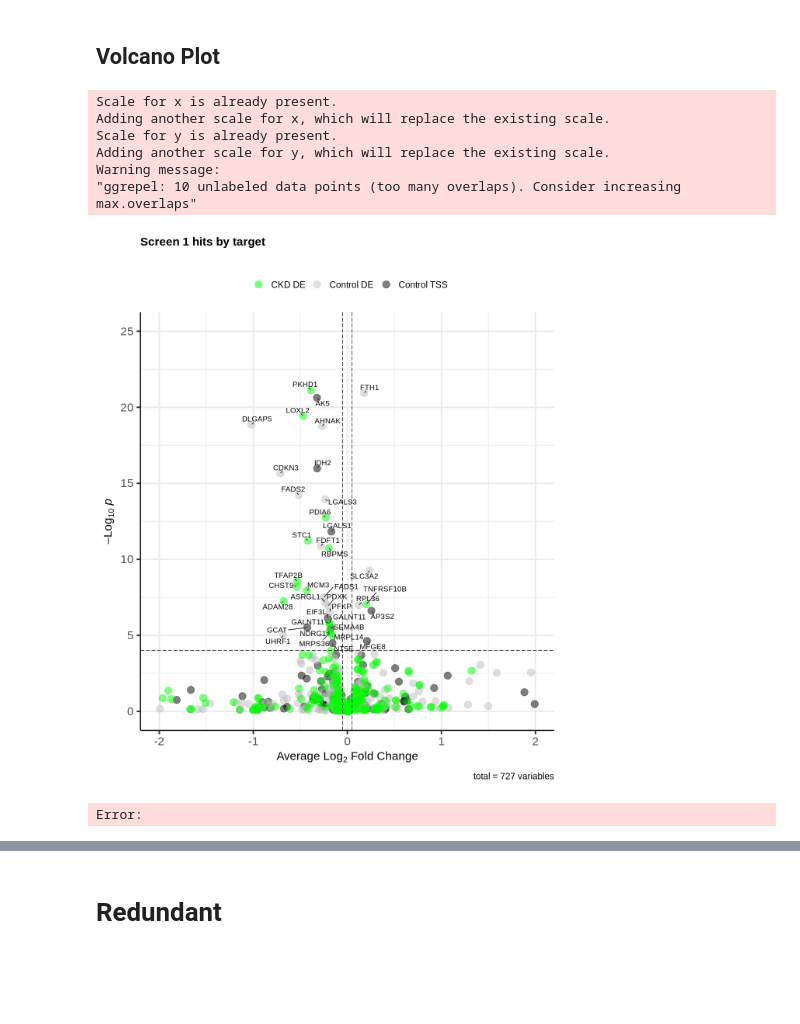
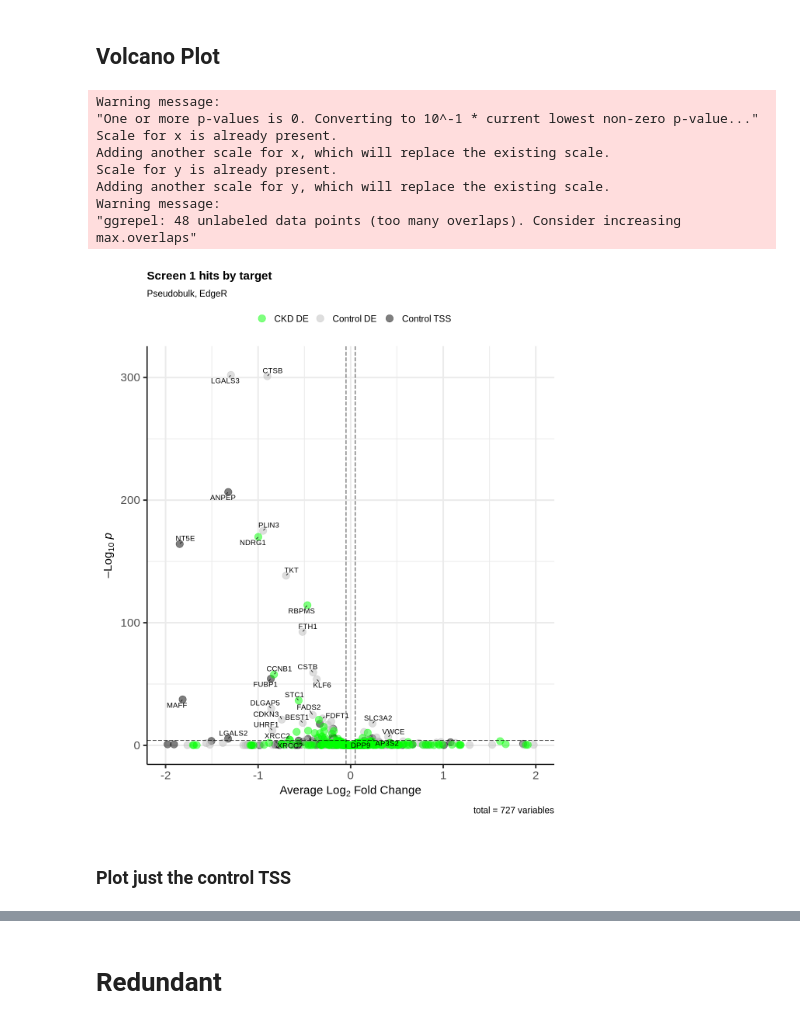
Before and after one commit to ucsf-lgr/ckd-workflow, a Jupyter notebook: secondary/04_DE_by_target_Pseudobulk_Only_Neigbors.ipynb, the cells around one changed output, grey strips where cells are left out. Drawn from its saved outputs; the diff is of its cells as text; code cells hidden in the pictures; blank space fills up the shorter version.

Commit message:
post-pseudobulk

```diff
--- a/secondary/04_DE_by_target_Pseudobulk_Only_Neigbors.ipynb
+++ b/secondary/04_DE_by_target_Pseudobulk_Only_Neigbors.ipynb
@@ -132,7 +132,7 @@ for(i in seq_along(libraries)){
 names(seurat_libs) <- libraries
 # %%
 cat(red("Using 3x threshold"))
-THRESHOLD_MULTIPLIER = 3
+THRESHOLD_MULTIPLIER = 1
 
 perturbed_cells_by_guide = list()
 
@@ -274,5 +276,5 @@ rs10224210 7 150716108 152716108
 # %%
-#list.save(neighbors_list, "/home/vsevim/prj/1012-ckd/S1/scripts/library_csv/neighbors_list.rds")
+neighbors_list = list.load("/home/vsevim/prj/1012-ckd/S1/scripts/library_csv/neighbors_list.rds")
 # %% [markdown]
 ### Q
 # %% [markdown]
@@ -444,12 +441,14 @@ The following object is masked from 'package:BiocGenerics':
 df_targets = unique(filter(df_guide, subclass=='ckd_de')[,c('alias','gene','subclass', 'label')])
 df_targets = unique(filter(df_guide, class=='targeting')[,c('alias','gene','subclass', 'label')])
 df_neighbor_de = NULL
+df_cell_counts = NULL
 test_use = "LR" #"MAST"  #"wilcox" "LR"
 guides_to_skip = c()  #c("DE6", "DE15")
 logfc_threshold = 0.01
 
 
 for(i in 1:nrow(df_targets)) {
+    is_de = FALSE
     target          = df_targets[i,'alias']
     target_subclass = df_targets[i, 'subclass']
     label           = df_targets[i, 'label']
@@ -459,6 +458,7 @@ for(i in 1:nrow(df_targets)) {
         ckd_de =
         neighbors = neighbors_list[[target]]
     } else {
+        is_de = TRUE
         neighbors = neighbors_list[[snp_id_or_gene_name]]
     }
 
@@ -468,25 +468,31 @@ for(i in 1:nrow(df_targets)) {
     }
     guides_4_target = get_guides_by_subclass(df_guide, 'alias', target)
     cat(blue(target, target,":"), paste(guides_4_target, collapse=","),"\n")
-    seurat_dummy <- mark_guide_pos_neg(seurat_rna, perturbed_cells_by_guide, guides_4_target, print_counts = T)
+    seurat_dummy <- mark_target_pos_neg(seurat_rna, perturbed_cells_by_guide, guides_4_target, print_counts = T)
     seurat_dummy$perturbation_status = Idents(seurat_dummy)
     #seurat_dummy$psbulk_replicate_id = paste0(seurat_dummy$donor, "_", seurat_dummy$perturbation_status)
     #Idents(seurat_dummy) = seurat_dummy$psbulk_replicate_id
     seurat_dummy$donor = paste0("donor", seurat_dummy$donor)
-    print(table(filter(seurat_dummy@meta.data, perturbation_status == 'guide_positive')$donor) )
+    print(table(filter(seurat_dummy@meta.data, perturbation_status == 'target_positive')$donor) )
 
-    counts <- AggregateExpression(
-        seurat_dummy,
-        assays = 'RNA',
-        slot = "counts",
-        return.seurat = FALSE
-    )
+
     # Use each donor as a replicate
     cluster_list = as.character(seurat_dummy$perturbation_status)
-    cluster_list[cluster_list == "guide_negative"] = 1
-    cluster_list[cluster_list == "guide_positive"] = 0
+    cluster_list[cluster_list == "target_negative"] = 1
+    cluster_list[cluster_list == "target_positive"] = 0
     seurat_dummy$cluster = as.factor(cluster_list)
     y = Seurat2PB(seurat_dummy, sample = "donor", cluster = 'cluster')
+
+    # Add target+/- counts to df_cell_counts
+    if(!is_de) {
+        df_dummy = as.data.frame(y$counts[target,])
+        colnames(df_dummy) = "count"
+        df_dummy$target <- target
+        df_dummy$label = rownames(df_dummy)
+        df_samples = y$samples
+        df_dummy = merge(df_dummy, df_samples, by = 0)
+        df_cell_counts = rbind(df_cell_counts, df_dummy)
+    }
 
     # Filter out small samples, lowly expressed genes.
     keep.samples <- y$samples$lib.size > 5e4
@@ -525,5 +531,6 @@ for(i in 1:nrow(df_targets)) {
     markers$label = label
     rownames(markers) <- NULL
     df_neighbor_de = rbind(df_neighbor_de, markers)
-    print(markers)
+    print(head(markers))
+    cat("-------------------------------------------------------\n\n")
 }
@@ -662,32 +706,35 @@ names(colors) <- df_neighbor_de$label
 # %%
 options(repr.plot.width = 10, repr.plot.height = 12)
 EnhancedVolcano(df_neighbor_de,
                 lab = df_neighbor_de$de_gene,
                 x ="logFC",
                 y ="PValue",
                 title = 'Screen 1 hits by target',
-                subtitle = '',
+                subtitle = 'Pseudobulk, EdgeR',
                 colCustom = colors,
                 drawConnectors = TRUE,
                 arrowheads = FALSE,
                 pCutoff = 10e-5,
                 FCcutoff = 0.05,
                 pointSize = 5.0,
                 labSize = 4.0
                 ) +
                 xlim(-2, 2) +
-                ylim(0, 25) +
+                ylim(0, 310) +
                 xlab(expression(paste("Average ", Log[2], " Fold Change"))) +
                 ylab(expression(paste("\u2013", Log[10], " ", italic(p))))
 
 # lab = df_neighbor_de$de_gene,
 # drawConnectors = TRUE,
 # %% [output]
+Warning message:
+"One or more p-values is 0. Converting to 10^-1 * current lowest non-zero p-value..."
 Scale for x is already present.
 Adding another scale for x, which will replace the existing scale.
 Scale for y is already present.
 Adding another scale for y, which will replace the existing scale.
 Warning message:
-"ggrepel: 10 unlabeled data points (too many overlaps). Consider increasing max.overlaps"
+"ggrepel: 48 unlabeled data points (too many overlaps). Consider increasing max.overlaps"
-[figure, old version]
+[figure, new version]
-Error:
+# %% [markdown]
+### Plot just the control TSS
```
Also changed, not shown: parts of 59 cells of this notebook, 3 other files.
